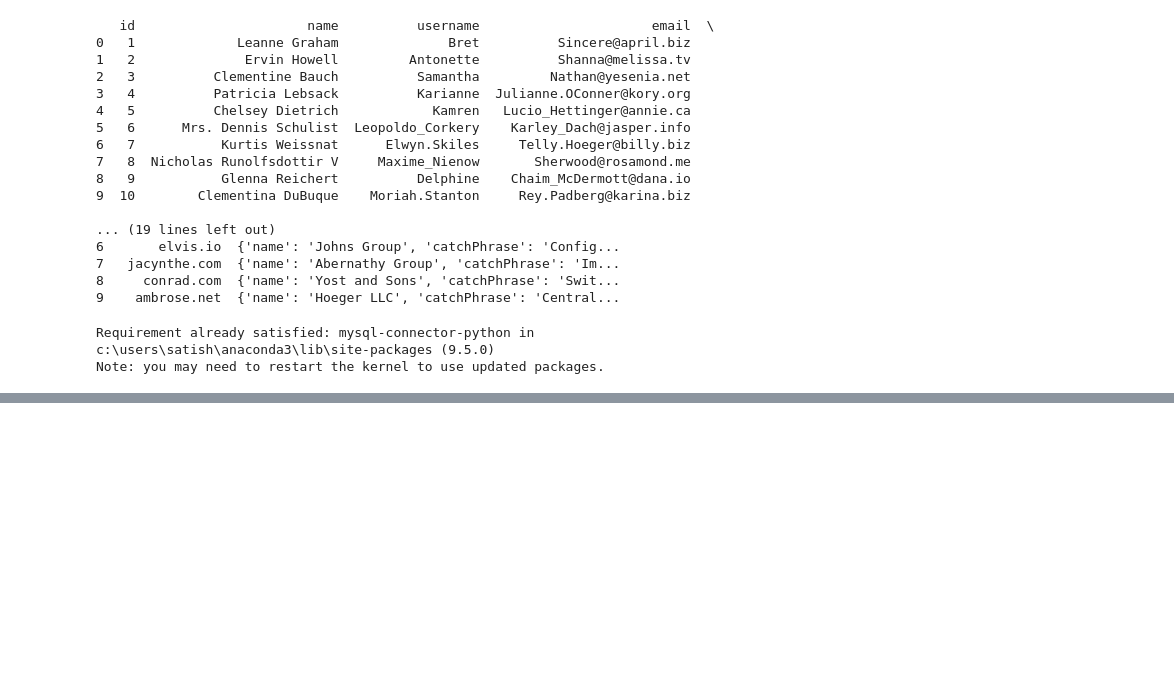
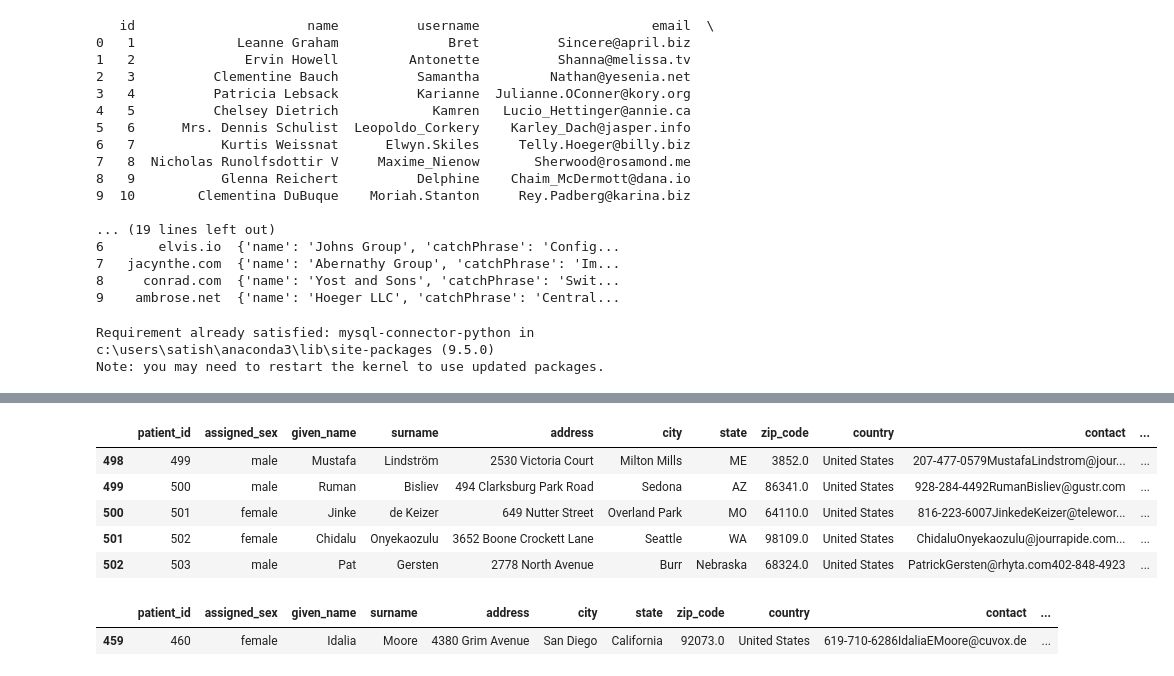
Before and after one commit to Satyaa9/DSML, a Jupyter notebook: DataAnalysis.ipynb, the cells around one changed output, grey strips where cells are left out. Drawn from its saved outputs; the diff is of its cells as text; code cells hidden in the pictures; blank space fills up the shorter version.

```diff
--- a/DataAnalysis.ipynb
+++ b/DataAnalysis.ipynb
@@ -63,0 +145,14 @@ print(df)
+# %%
+patients.tail()
+# %% [output]
+|  | patient_id | assigned_sex | given_name | surname | address | city | state | zip_code | country | contact | ... |
+| 498 | 499 | male | Mustafa | Lindström | 2530 Victoria Court | Milton Mills | ME | 3852.0 | United States | 207-477-0579MustafaLindstrom@jour... | ... |
+| 499 | 500 | male | Ruman | Bisliev | 494 Clarksburg Park Road | Sedona | AZ | 86341.0 | United States | 928-284-4492RumanBisliev@gustr.com | ... |
+| 500 | 501 | female | Jinke | de Keizer | 649 Nutter Street | Overland Park | MO | 64110.0 | United States | 816-223-6007JinkedeKeizer@telewor... | ... |
+| 501 | 502 | female | Chidalu | Onyekaozulu | 3652 Boone Crockett Lane | Seattle | WA | 98109.0 | United States | ChidaluOnyekaozulu@jourrapide.com... | ... |
+| 502 | 503 | male | Pat | Gersten | 2778 North Avenue | Burr | Nebraska | 68324.0 | United States | PatrickGersten@rhyta.com402-848-4923 | ... |
+# %%
+patients.sample()
+# %% [output]
+|  | patient_id | assigned_sex | given_name | surname | address | city | state | zip_code | country | contact | ... |
+| 459 | 460 | female | Idalia | Moore | 4380 Grim Avenue | San Diego | California | 92073.0 | United States | 619-710-6286IdaliaEMoore@cuvox.de | ... |
```
Also changed, not shown: parts of 26 cells of this notebook, 5 other files.
